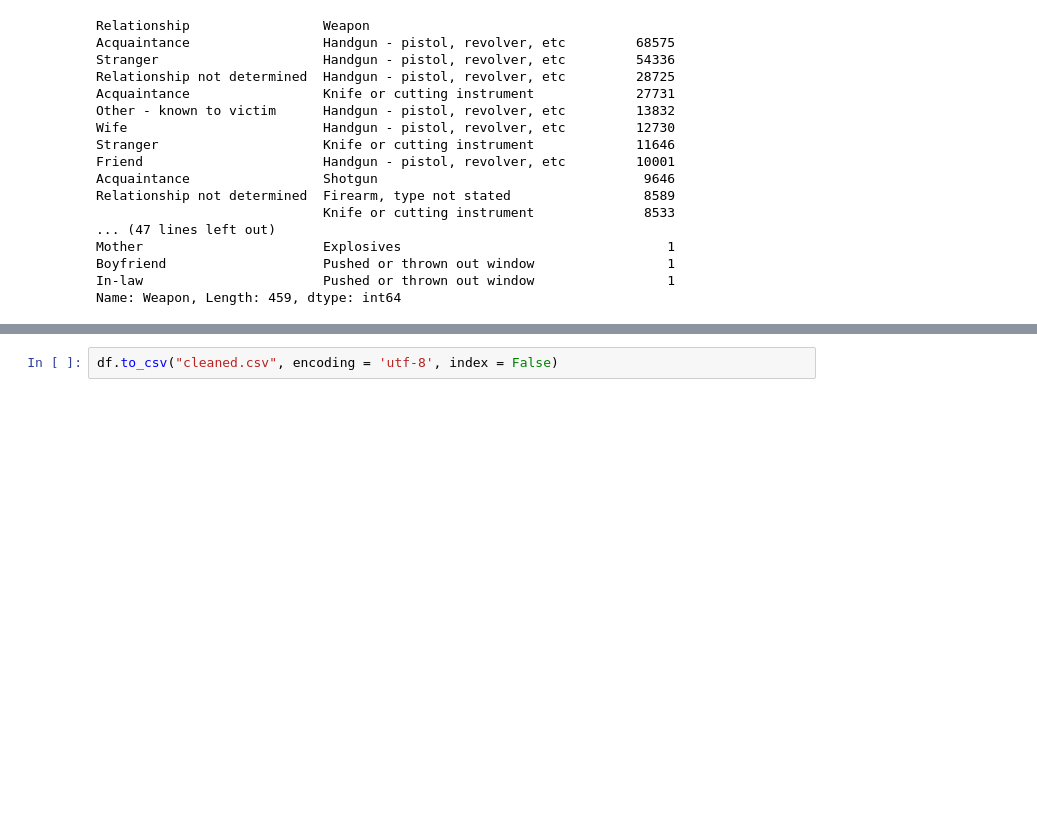
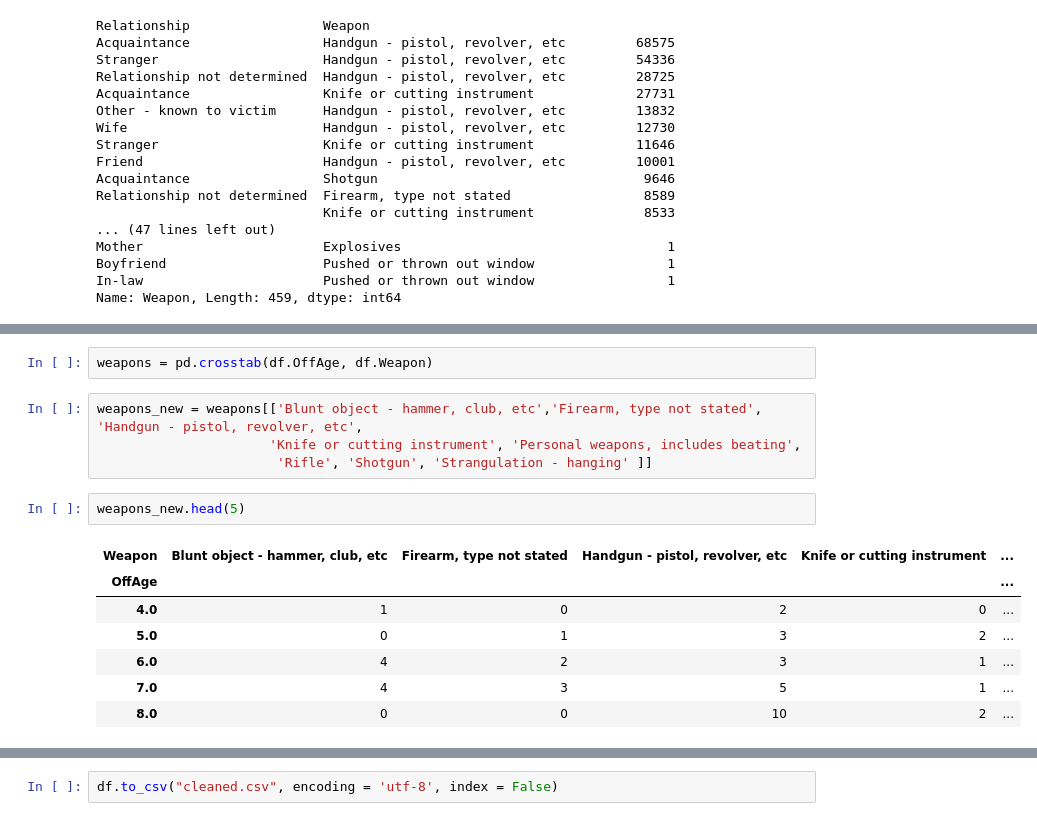
Before and after one commit to cathrinesot/studioprojects, a Jupyter notebook: code/fbi/FBI.ipynb, the cells around one changed output, grey strips where cells are left out. Saved outputs shown, nothing was run; the diff lists cells and outputs as text; blank space fills up the shorter version.

```diff
--- a/code/fbi/FBI.ipynb
+++ b/code/fbi/FBI.ipynb
@@ -227,0 +273,16 @@ Name: VicAge, Length: 96, dtype: float64
+# %%
+weapons = pd.crosstab(df.OffAge, df.Weapon)
+# %%
+weapons_new = weapons[['Blunt object - hammer, club, etc','Firearm, type not stated', 'Handgun - pistol, revolver, etc',
+                      'Knife or cutting instrument', 'Personal weapons, includes beating',
+                       'Rifle', 'Shotgun', 'Strangulation - hanging' ]]
+# %%
+weapons_new.head(5)
+# %% [output]
+| Weapon | Blunt object - hammer, club, etc | Firearm, type not stated | Handgun - pistol, revolver, etc | Knife or cutting instrument | ... |
+| OffAge |  |  |  |  | ... |
+| 4.0 | 1 | 0 | 2 | 0 | ... |
+| 5.0 | 0 | 1 | 3 | 2 | ... |
+| 6.0 | 4 | 2 | 3 | 1 | ... |
+| 7.0 | 4 | 3 | 5 | 1 | ... |
+| 8.0 | 0 | 0 | 10 | 2 | ... |
```
Also changed, not shown: parts of 9 cells of this notebook, 1 other file.
